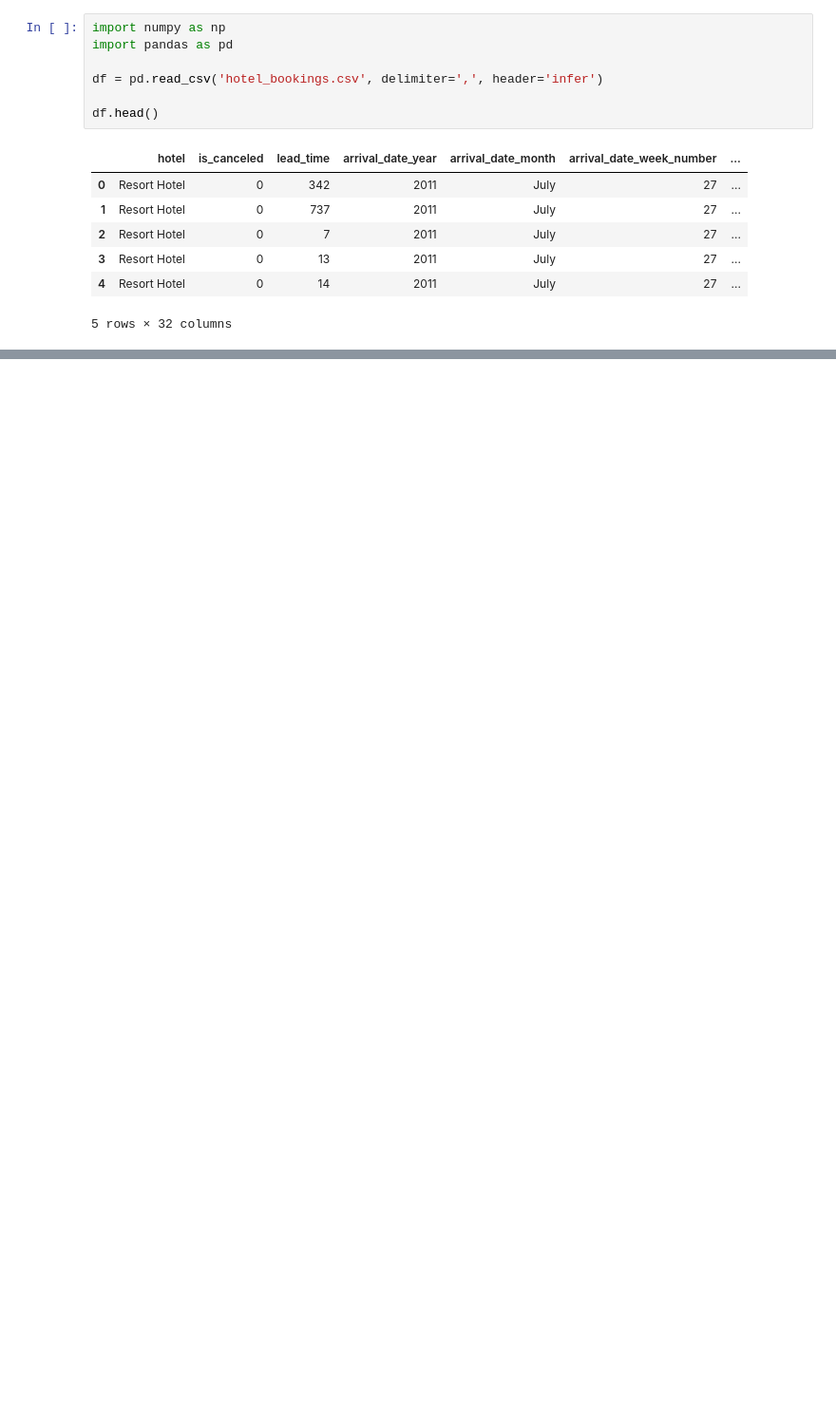
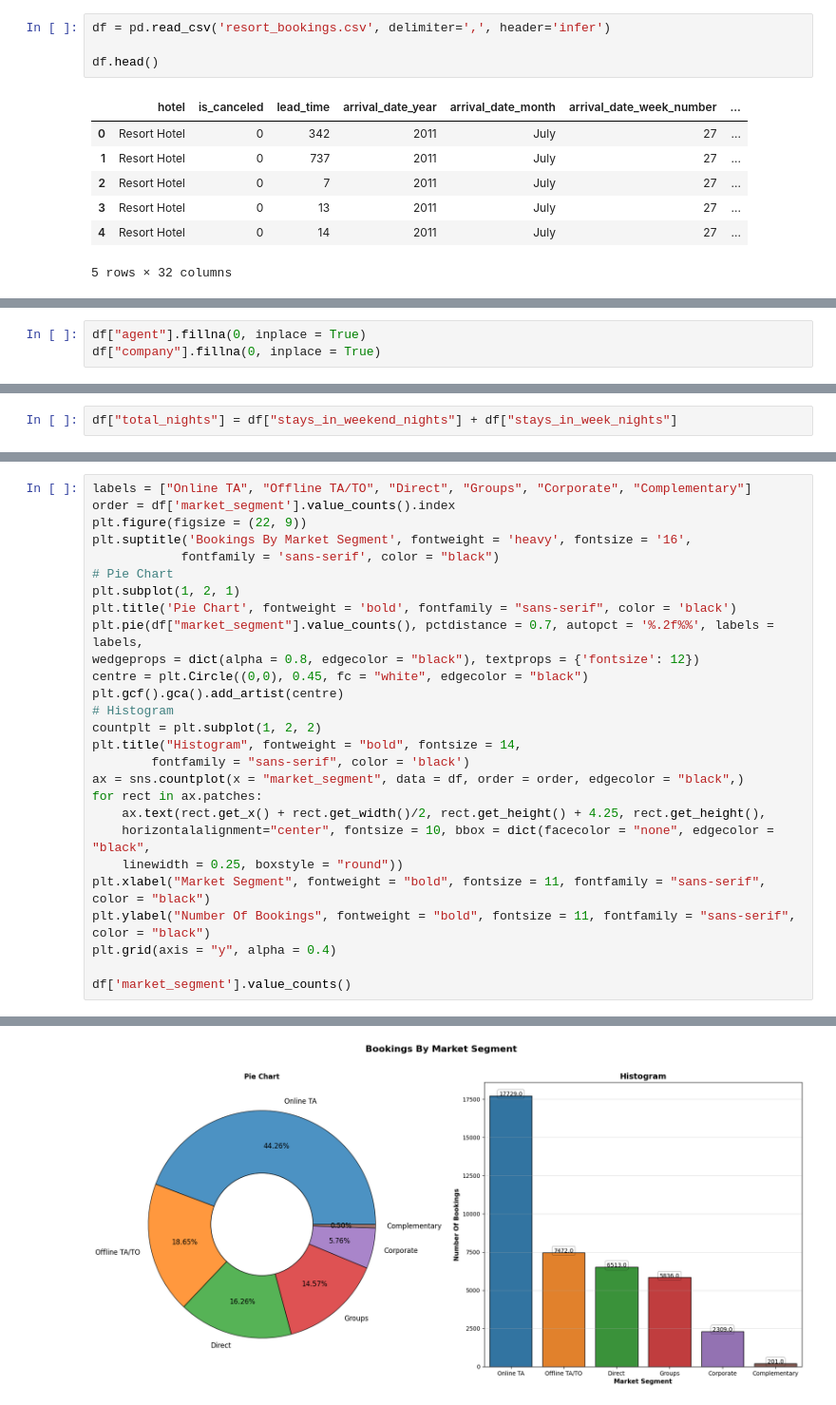
Before and after one commit to San-Maansson/DachaResort, a Jupyter notebook: DachaResort.ipynb, the cells around one changed output, grey strips where cells are left out. Shown at 95% size. Saved outputs shown, nothing was run; the diff lists cells and outputs as text; blank space fills up the shorter version.

```diff
--- a/DachaResort.ipynb
+++ b/DachaResort.ipynb
@@ -8,8 +59,5 @@ Hello World!
 # %%
-import numpy as np
-import pandas as pd
-
-df = pd.read_csv('hotel_bookings.csv', delimiter=',', header='infer')
+df = pd.read_csv('resort_bookings.csv', delimiter=',', header='infer')
 
 df.head()
 # %% [output]
@@ -42,0 +123,3 @@ dtype: int64
+# %%
+df["agent"].fillna(0, inplace = True)
+df["company"].fillna(0, inplace = True)
@@ -42,0 +134,2 @@ dtype: int64
+# %%
+df["total_nights"] = df["stays_in_weekend_nights"] + df["stays_in_week_nights"]
@@ -42,0 +162,28 @@ dtype: int64
+# %%
+labels = ["Online TA", "Offline TA/TO", "Direct", "Groups", "Corporate", "Complementary"]
+order = df['market_segment'].value_counts().index
+plt.figure(figsize = (22, 9))
+plt.suptitle('Bookings By Market Segment', fontweight = 'heavy', fontsize = '16',
+            fontfamily = 'sans-serif', color = "black")
+# Pie Chart
+plt.subplot(1, 2, 1)
+plt.title('Pie Chart', fontweight = 'bold', fontfamily = "sans-serif", color = 'black')
+plt.pie(df["market_segment"].value_counts(), pctdistance = 0.7, autopct = '%.2f%%', labels = labels,
+wedgeprops = dict(alpha = 0.8, edgecolor = "black"), textprops = {'fontsize': 12})
+centre = plt.Circle((0,0), 0.45, fc = "white", edgecolor = "black")
+plt.gcf().gca().add_artist(centre)
+# Histogram
+countplt = plt.subplot(1, 2, 2)
+plt.title("Histogram", fontweight = "bold", fontsize = 14,
+        fontfamily = "sans-serif", color = 'black')
+ax = sns.countplot(x = "market_segment", data = df, order = order, edgecolor = "black",)
+for rect in ax.patches:
+    ax.text(rect.get_x() + rect.get_width()/2, rect.get_height() + 4.25, rect.get_height(),
+    horizontalalignment="center", fontsize = 10, bbox = dict(facecolor = "none", edgecolor = "black",
+    linewidth = 0.25, boxstyle = "round"))
+plt.xlabel("Market Segment", fontweight = "bold", fontsize = 11, fontfamily = "sans-serif", color = "black")
+plt.ylabel("Number Of Bookings", fontweight = "bold", fontsize = 11, fontfamily = "sans-serif", color = "black")
+plt.grid(axis = "y", alpha = 0.4)
+
+df['market_segment'].value_counts()
+# %% [output]
@@ -42,0 +197 @@ dtype: int64
+[figure, added]
```
Also changed, not shown: parts of 51 cells of this notebook, 1 other file.
